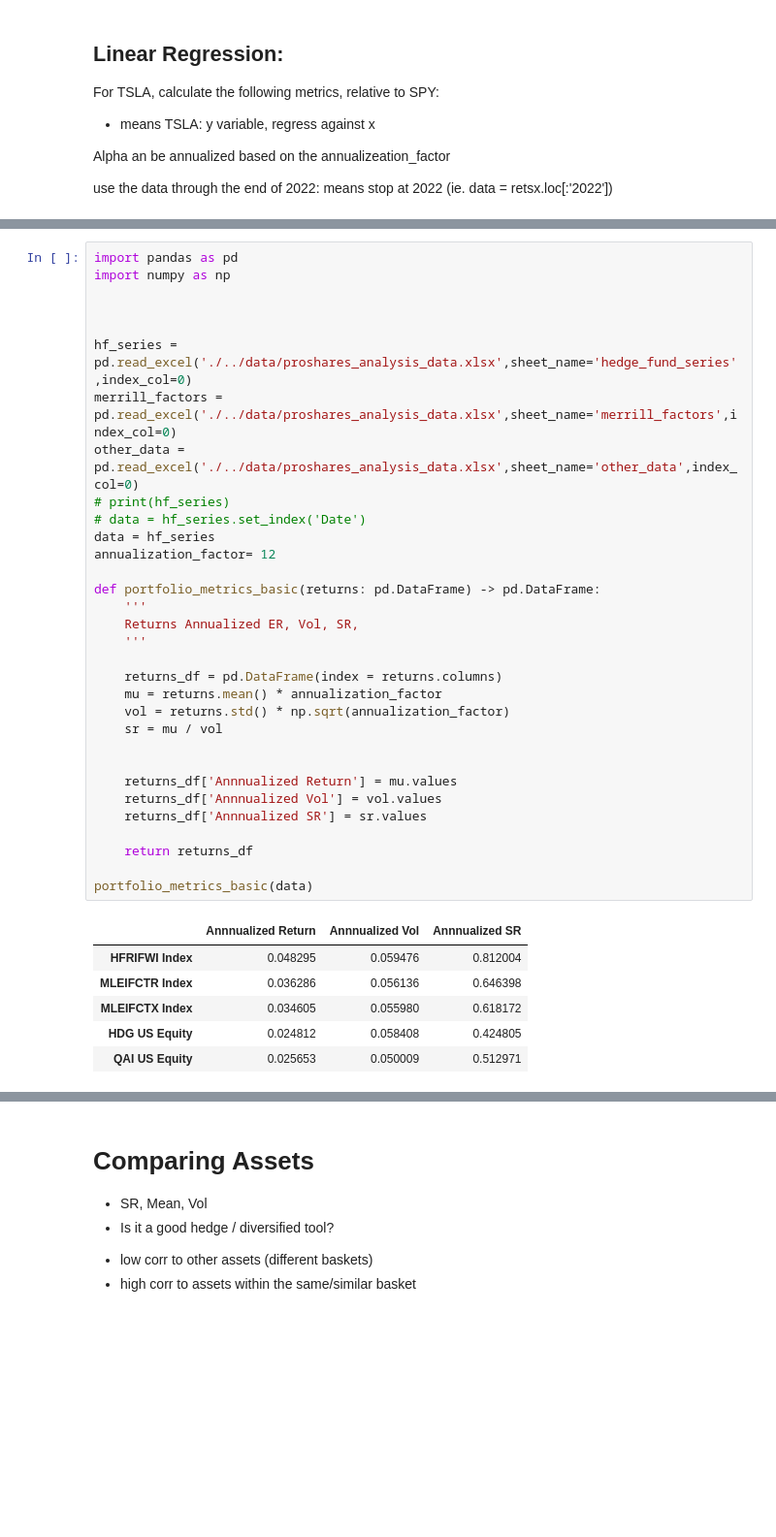
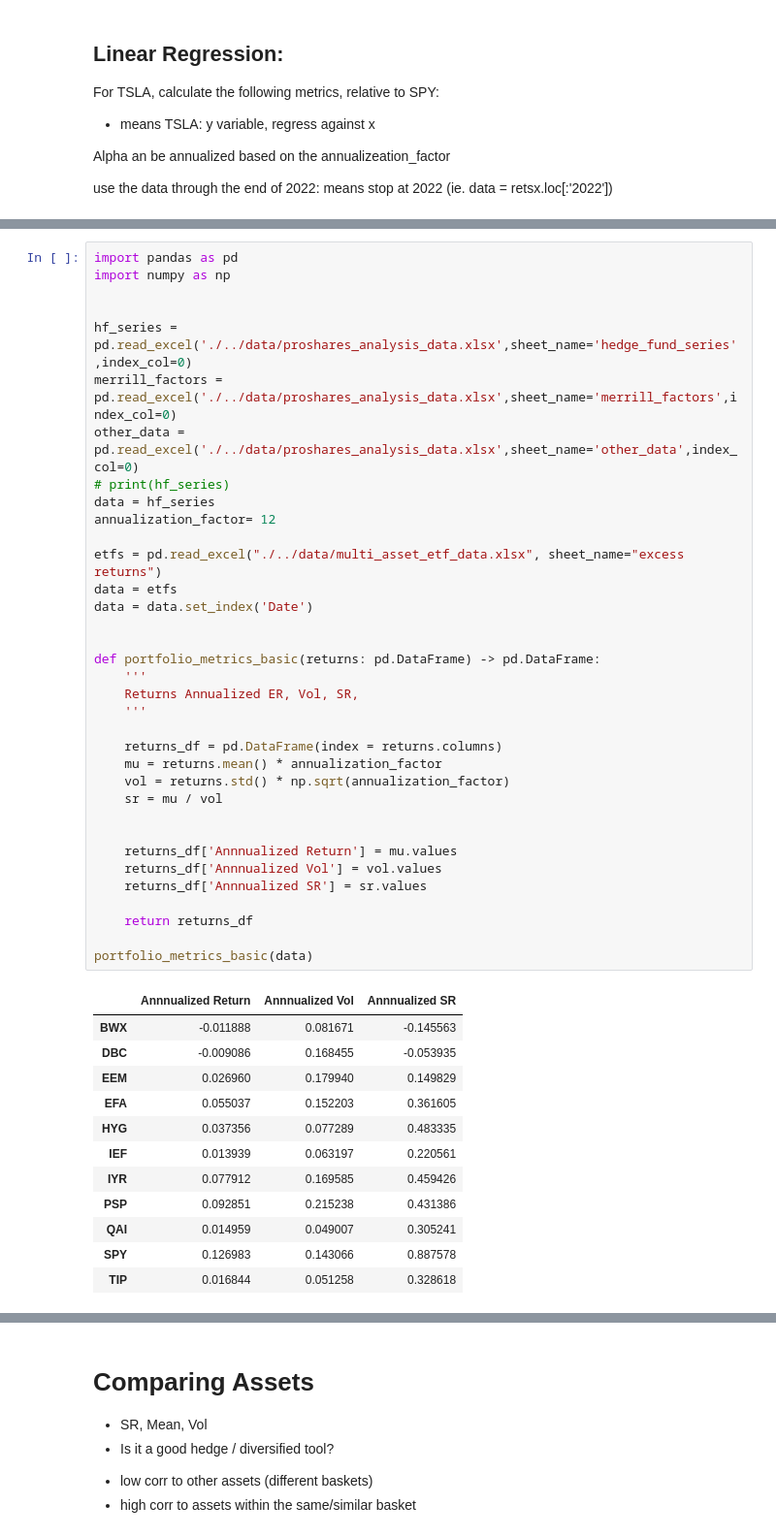
Before and after one commit to ccwhgetgit/finm-portfolio-2024, a Jupyter notebook: exam/MidTerm_Notes_1.ipynb, the cells around one changed output, grey strips where cells are left out. Shown at 97% size. Drawn from its saved outputs; the diff is of its cells as text; blank space fills up the shorter version.

```diff
--- a/exam/MidTerm_Notes_1.ipynb
+++ b/exam/MidTerm_Notes_1.ipynb
@@ -29,42 +62,51 @@ use the data through the end of 2022: means stop at 2022 (ie. data = retsx.loc[:
 # %%
 import pandas as pd
 import numpy as np
-
 
 
 hf_series = pd.read_excel('./../data/proshares_analysis_data.xlsx',sheet_name='hedge_fund_series',index_col=0)
 merrill_factors = pd.read_excel('./../data/proshares_analysis_data.xlsx',sheet_name='merrill_factors',index_col=0)
 other_data = pd.read_excel('./../data/proshares_analysis_data.xlsx',sheet_name='other_data',index_col=0)
 # print(hf_series)
-# data = hf_series.set_index('Date')
 data = hf_series
 annualization_factor= 12
+
+etfs = pd.read_excel("./../data/multi_asset_etf_data.xlsx", sheet_name="excess returns")
+data = etfs
+data = data.set_index('Date')
+
 
 def portfolio_metrics_basic(returns: pd.DataFrame) -> pd.DataFrame:
     '''
     Returns Annualized ER, Vol, SR,
     '''
 
     returns_df = pd.DataFrame(index = returns.columns)
     mu = returns.mean() * annualization_factor
     vol = returns.std() * np.sqrt(annualization_factor)
     sr = mu / vol
 
 
     returns_df['Annnualized Return'] = mu.values
     returns_df['Annnualized Vol'] = vol.values
     returns_df['Annnualized SR'] = sr.values
 
     return returns_df
 
 portfolio_metrics_basic(data)
 # %% [output]
 |  | Annnualized Return | Annnualized Vol | Annnualized SR |
-| HFRIFWI Index | 0.048295 | 0.059476 | 0.812004 |
-| MLEIFCTR Index | 0.036286 | 0.056136 | 0.646398 |
-| MLEIFCTX Index | 0.034605 | 0.055980 | 0.618172 |
-| HDG US Equity | 0.024812 | 0.058408 | 0.424805 |
-| QAI US Equity | 0.025653 | 0.050009 | 0.512971 |
+| BWX | -0.011888 | 0.081671 | -0.145563 |
+| DBC | -0.009086 | 0.168455 | -0.053935 |
+| EEM | 0.026960 | 0.179940 | 0.149829 |
+| EFA | 0.055037 | 0.152203 | 0.361605 |
+| HYG | 0.037356 | 0.077289 | 0.483335 |
+| IEF | 0.013939 | 0.063197 | 0.220561 |
+| IYR | 0.077912 | 0.169585 | 0.459426 |
+| PSP | 0.092851 | 0.215238 | 0.431386 |
+| QAI | 0.014959 | 0.049007 | 0.305241 |
+| SPY | 0.126983 | 0.143066 | 0.887578 |
+| TIP | 0.016844 | 0.051258 | 0.328618 |
 # %%
 def portfolio_metrics(returns: pd.Series, quantile: float) -> pd.DataFrame:
     '''
```
Also changed, not shown: parts of 31 cells of this notebook, 6 other files.
